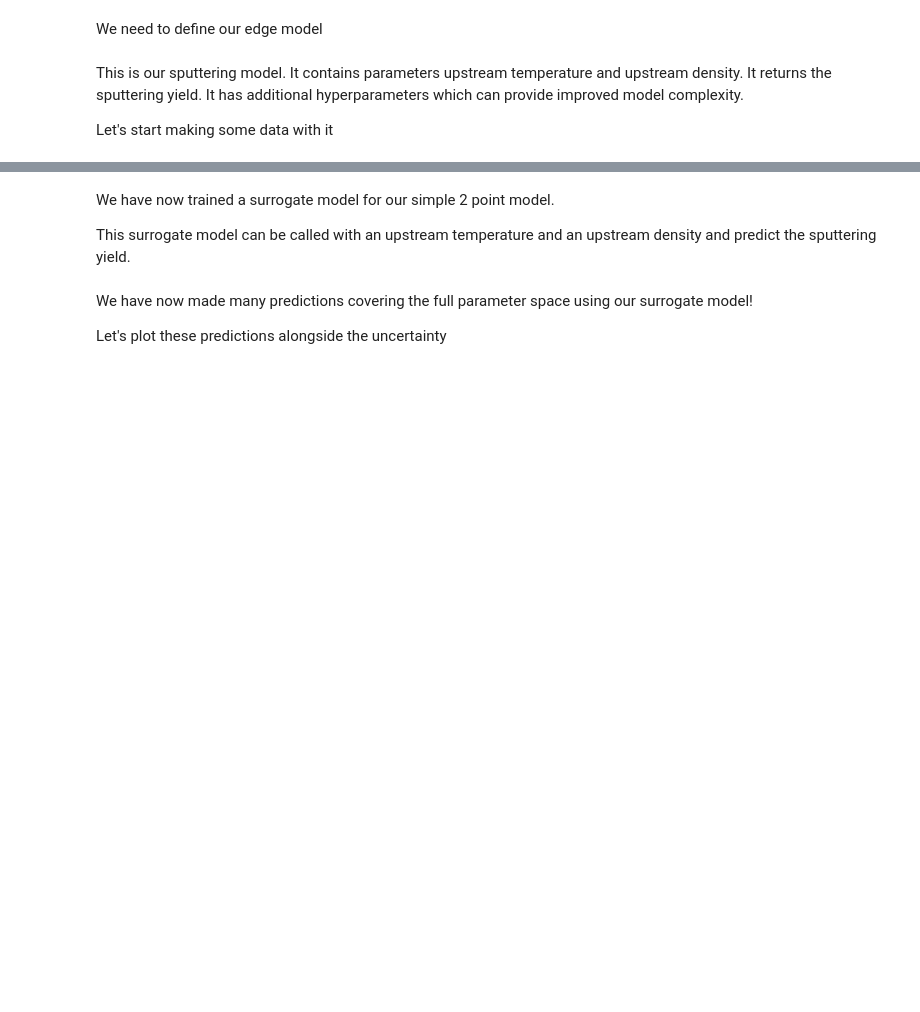
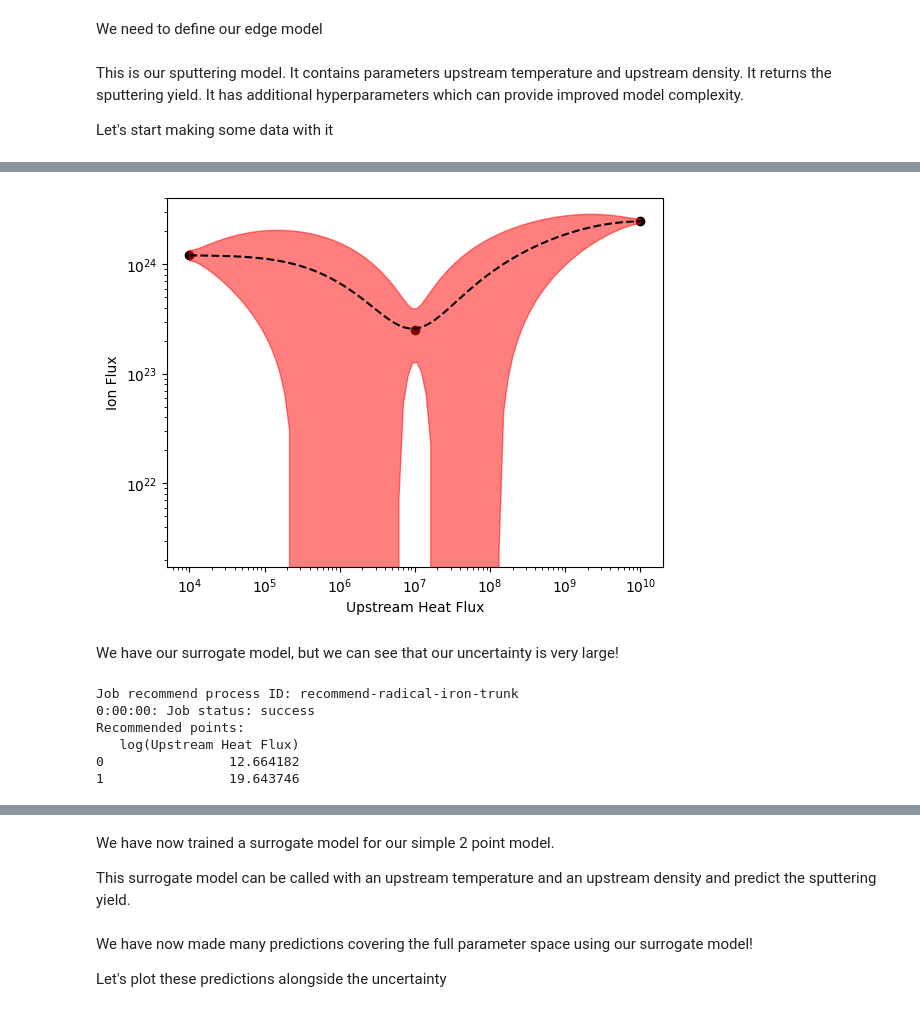
Before and after one commit to digiLab-ai/Magnetic-Fusion-Performance, a Jupyter notebook: edge_demo_one_d.ipynb, the cells around one changed output, grey strips where cells are left out. Cells and saved outputs as stored; diff of their text form; code cells hidden in the pictures; blank space fills up the shorter version.

```diff
--- a/edge_demo_one_d.ipynb
+++ b/edge_demo_one_d.ipynb
@@ -110,0 +92,11 @@ plt.show()
+# %%
+# Initialise emulator
+model_emulator_id = "Model_GP"
+model_emulator.delete()
+model_emulator = tl.Emulator(id=model_emulator_id)
+
+# Train the emulator
+model_emulator.train(dataset=model_dataset,
+                     inputs=["log(Upstream Heat Flux)"],
+                     outputs=["Ion Flux"],
+                     verbose=True)
@@ -110,0 +113,15 @@ plt.show()
+# %%
+# Let's make an array of input points
+nmesh = 100
+df_test = pd.DataFrame(
+    {
+        "Upstream Heat Flux": log_space(*upstream_q_range, nmesh),
+    }
+)
+df_test['log(Upstream Heat Flux)'] = df_test["Upstream Heat Flux"].apply(np.log)
+
+# We will use our surrogate model to predict with this
+model_predictions = model_emulator.predict(df_test[["log(Upstream Heat Flux)"]])
+
+df_test["Ion Flux"] = model_predictions[0]
+df_test["Ion Flux Standard Deviation"] = model_predictions[1]
@@ -110,0 +146,29 @@ plt.show()
+# %%
+
+# df_test['Ion Flux'] = df_test["log(Ion Flux)"].apply(np.exp)
+# df_test['Ion Flux Standard Deviation'] = df_test["log(Ion Flux Standard Deviation)"].apply(np.exp)
+x_quantity = "Upstream Heat Flux"
+y_quantity = "Ion Flux"
+plot_one_d(train_df=df_train,
+           x_quantity_name=x_quantity,
+           y_quantity_name=y_quantity,
+           prediction_df=df_test,
+           y_quantity_std_name="Ion Flux Standard Deviation"
+                            )
+# %% [output]
+[figure, added]
+# %% [markdown]
+We have our surrogate model, but we can see that our uncertainty is very large!
+# %%
+
+df_suggested_train, _ = model_emulator.recommend(num_points=2,
+                                        acq_func="explore"
+                                        # acq_func="ExpectedImprovement"
+                                        )
+# %% [output]
+Job recommend process ID: recommend-radical-iron-trunk
+0:00:00: Job status: success
+Recommended points:
+   log(Upstream Heat Flux)
+0                12.664182
+1                19.643746
```
Also changed, not shown: parts of 28 cells of this notebook, 2 other files.
